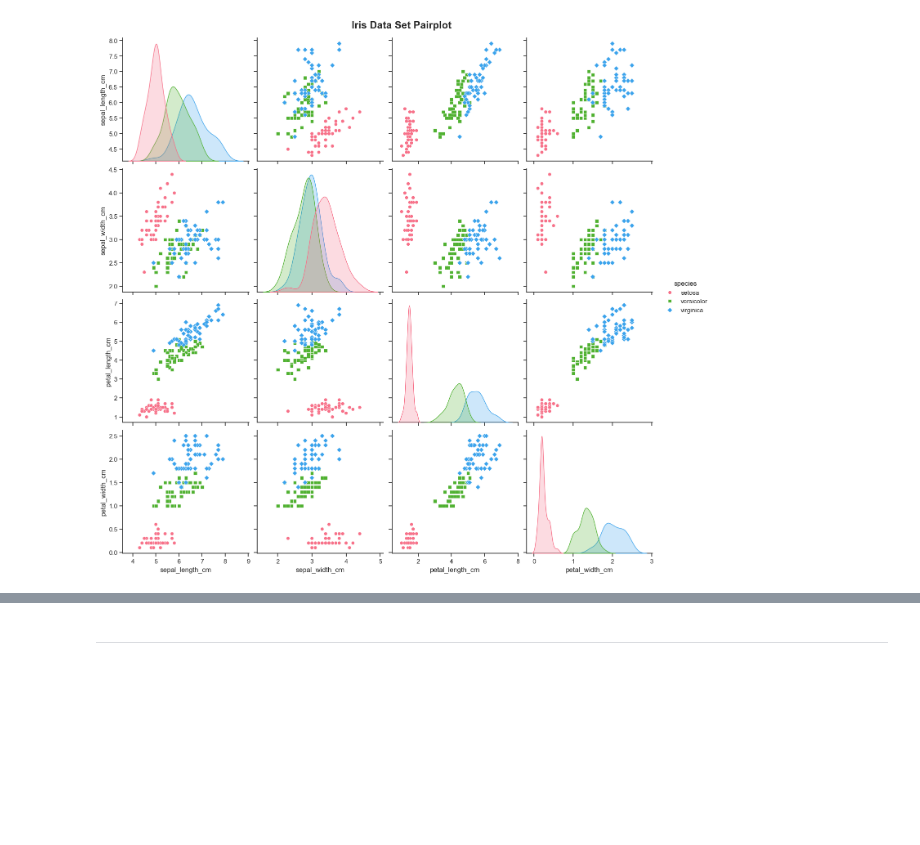
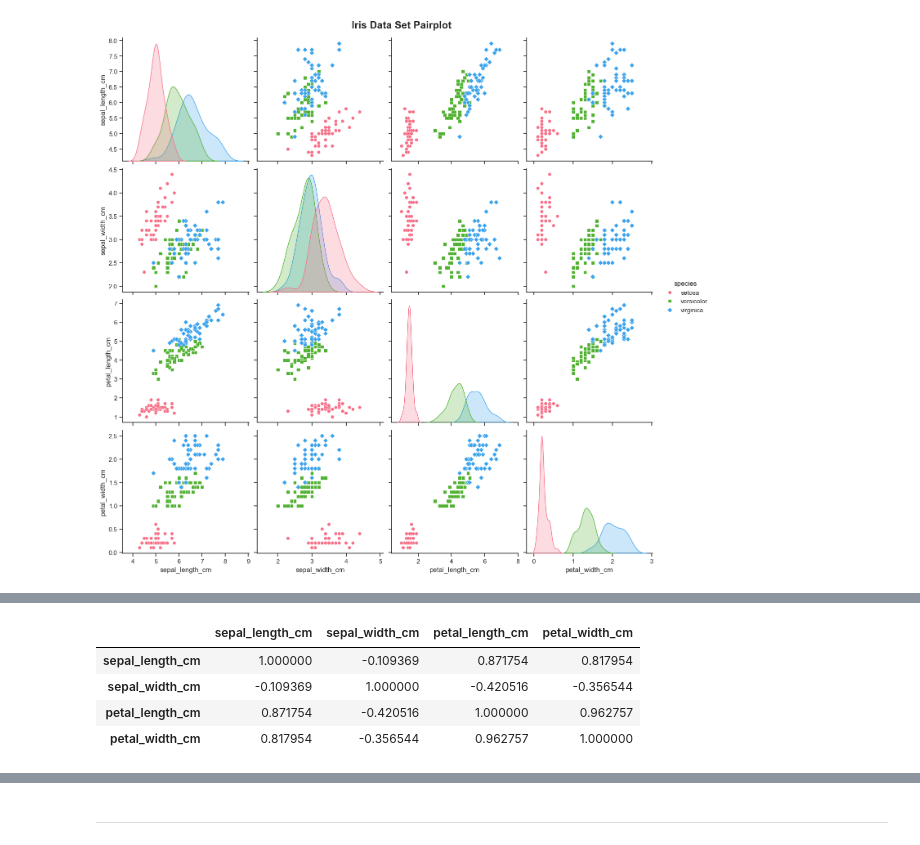
Before and after one commit to humphs078/data_analysis_fundamentals, a Jupyter notebook: project.ipynb, the cells around one changed output, grey strips where cells are left out. Saved outputs shown, nothing was run; the diff lists cells and outputs as text; code cells hidden in the pictures; blank space fills up the shorter version.

```diff
--- a/project.ipynb
+++ b/project.ipynb
@@ -526,0 +555,10 @@ Text(0.5, 0.98, 'Iris Data Set Pairplot')
+# %%
+# https://datatofish.com/correlation-matrix-pandas/ - Accessed 27 Nov. 2023
+corr_variable = iris_ds_features.corr(numeric_only=True)
+corr_variable
+# %% [output]
+|  | sepal_length_cm | sepal_width_cm | petal_length_cm | petal_width_cm |
+| sepal_length_cm | 1.000000 | -0.109369 | 0.871754 | 0.817954 |
+| sepal_width_cm | -0.109369 | 1.000000 | -0.420516 | -0.356544 |
+| petal_length_cm | 0.871754 | -0.420516 | 1.000000 | 0.962757 |
+| petal_width_cm | 0.817954 | -0.356544 | 0.962757 | 1.000000 |
```
Also changed, not shown: parts of 8 cells of this notebook.
